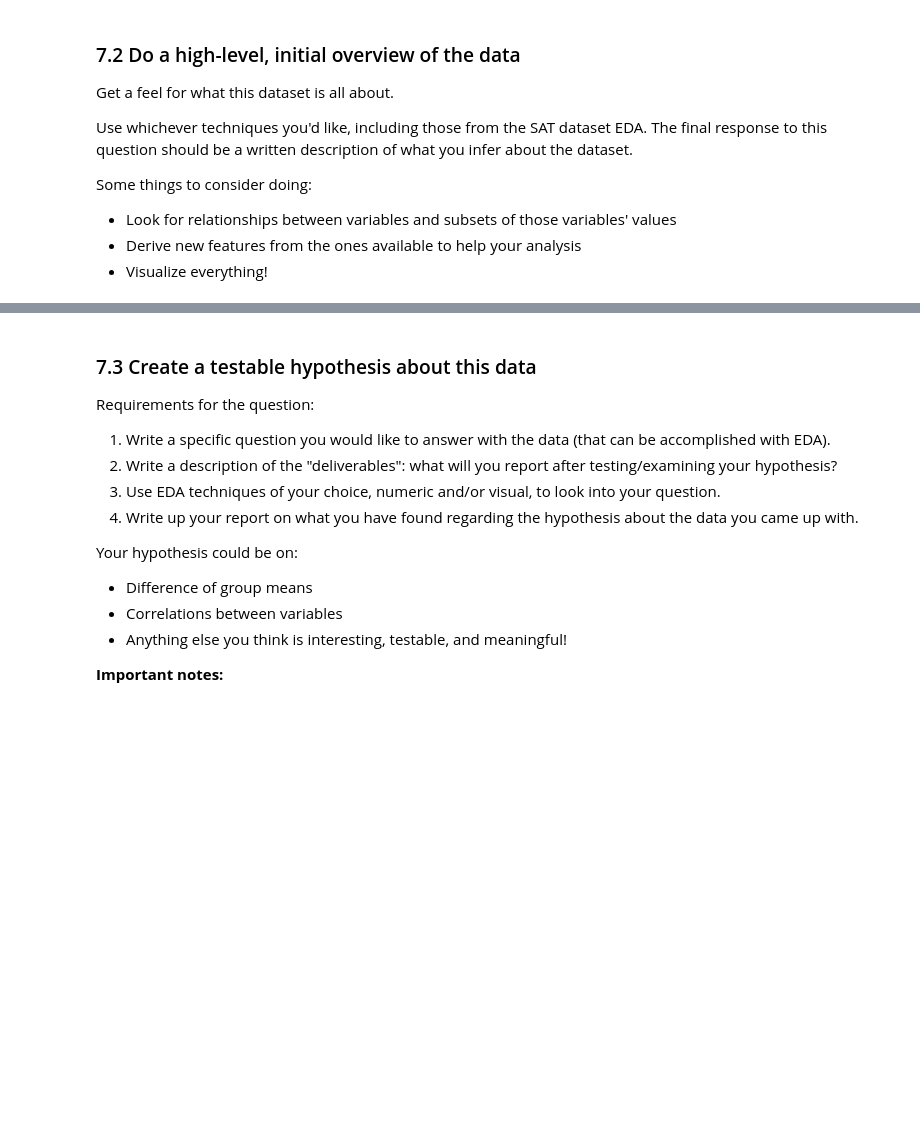
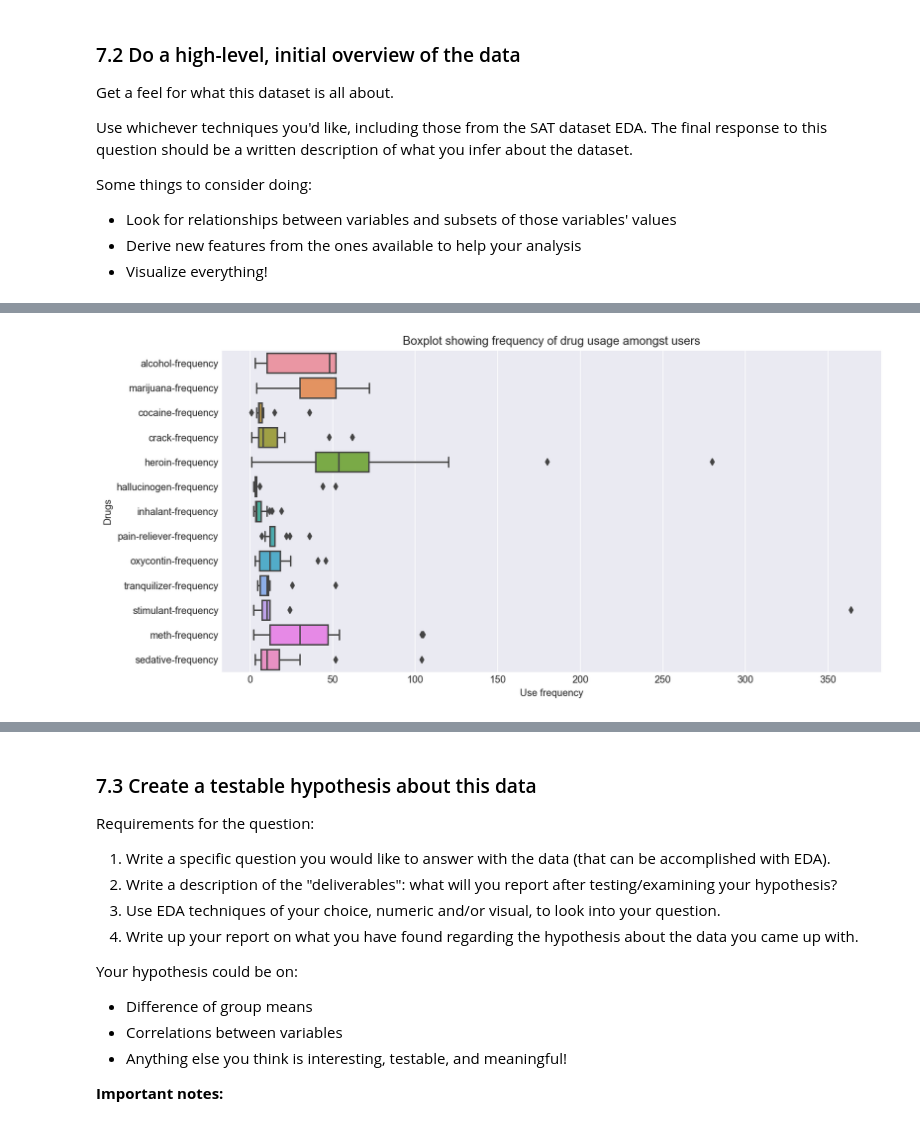
Before and after one commit to AngC187/jt-dsi-projects, a Jupyter notebook: project-two/project-02-v2-starter-code.ipynb, the cells around one changed output, grey strips where cells are left out. Cells and saved outputs as stored; diff of their text form; code cells hidden in the pictures; blank space fills up the shorter version.

```diff
--- a/project-two/project-02-v2-starter-code.ipynb
+++ b/project-two/project-02-v2-starter-code.ipynb
@@ -576,0 +1028,17 @@ Some things to consider doing:
+# %%
+# 2. Boxplot of summary "*-frequency" for all age groups"
+#     -  Amongst all age groups, which drugs have the highest median use frequency (i.e. are probably most addictive)?
+#     -  Amongst all age groups, which drugs have the largest range in use frequency (i.e. are probably used for different functions/in different contexts)?
+#     -  Amongst all age groups, which drugs have outlying use percentages (i.e. are extremely addictive for addicts)?
+
+# Use `freq_df` as data
+
+plt.figure(figsize=(12, 6))
+sns.set_style("darkgrid")
+sns.boxplot(data=freq_df.iloc[:, 4:], orient="h")
+plt.title('Boxplot showing frequency of drug usage amongst users')
+plt.xlabel('Use frequency')
+plt.ylabel('Drugs')
+plt.show()
+# %% [output]
+[figure, added]
```
Also changed, not shown: parts of 115 cells of this notebook.
